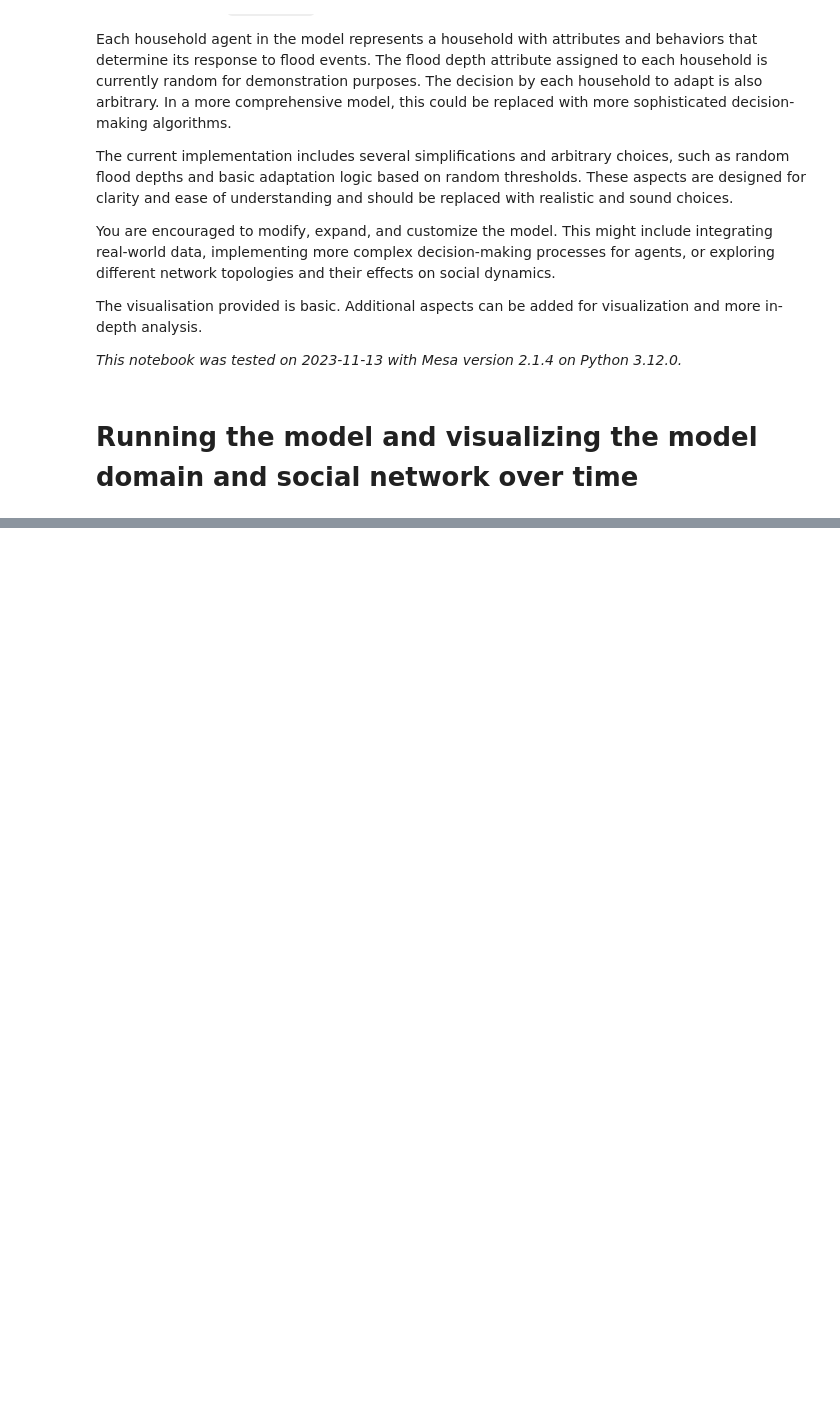
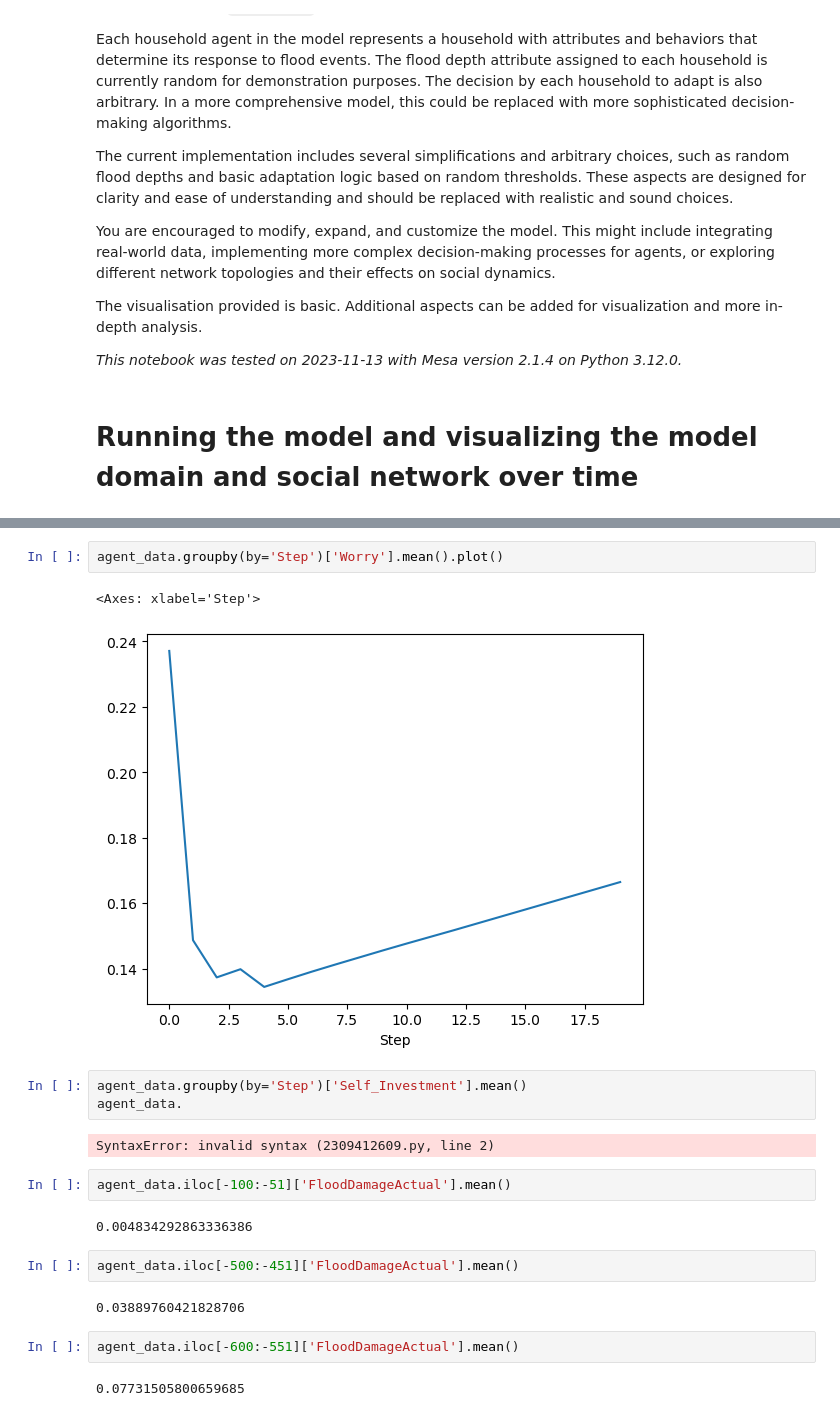
Before and after one commit to thomaslautenb/ABM, a Jupyter notebook: base_model_group1/base_model_mesa/model/demo.ipynb, the cells around one changed output, grey strips where cells are left out. Drawn from its saved outputs; the diff is of its cells as text; blank space fills up the shorter version.

```diff
--- a/base_model_group1/base_model_mesa/model/demo.ipynb
+++ b/base_model_group1/base_model_mesa/model/demo.ipynb
@@ -108,3 +152,25 @@ agent_data.iloc[-50:-1]['Self_Adaption'].hist()
+# %%
+agent_data.groupby(by='Step')['Worry'].mean().plot()
+# %% [output]
+<Axes: xlabel='Step'>
+[figure, added]
+# %%
+agent_data.groupby(by='Step')['Self_Investment'].mean()
+agent_data.
+# %% [output]
+SyntaxError: invalid syntax (2309412609.py, line 2)
+# %%
+agent_data.iloc[-100:-51]['FloodDamageActual'].mean()
+# %% [output]
+0.004834292863336386
+# %%
+agent_data.iloc[-500:-451]['FloodDamageActual'].mean()
+# %% [output]
+0.03889760421828706
+# %%
+agent_data.iloc[-600:-551]['FloodDamageActual'].mean()
+# %% [output]
+0.07731505800659685
 # %%
 model_data = model.datacollector.get_model_vars_dataframe()
 model_data
```
Also changed, not shown: parts of 8 cells of this notebook, 2 other files.
